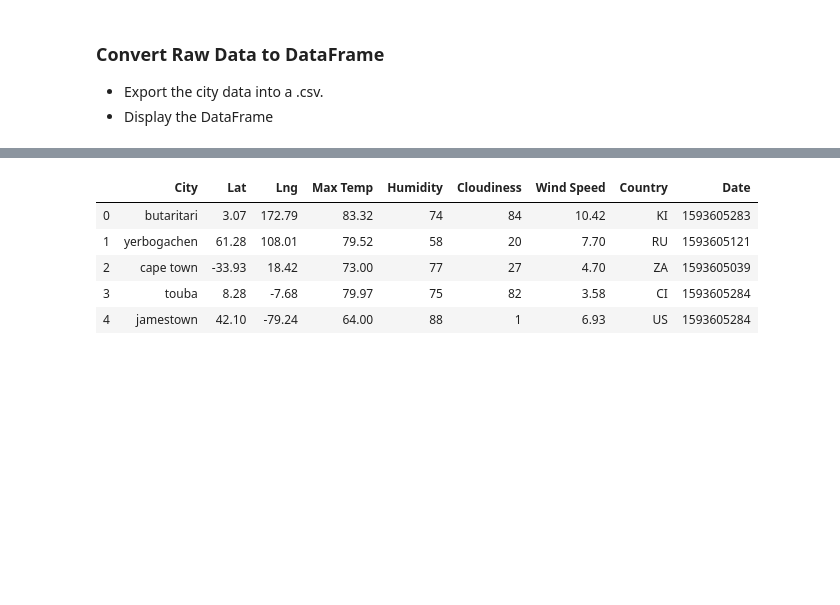
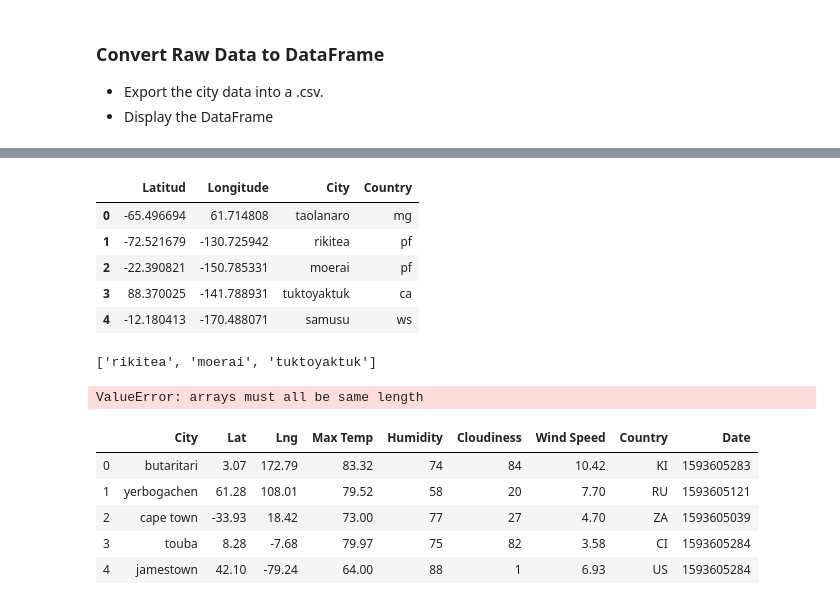
Before and after one commit to Yazz-01/Python_API_challenge, a Jupyter notebook: Weatherpy/weather_main.ipynb, the cells around one changed output, grey strips where cells are left out. Drawn from its saved outputs; the diff is of its cells as text; code cells hidden in the pictures; blank space fills up the shorter version.

```diff
--- a/Weatherpy/weather_main.ipynb
+++ b/Weatherpy/weather_main.ipynb
@@ -248,0 +238,19 @@ Data Retrieval Complete
+# %%
+cities_clean.head()
+# %% [output]
+|  | Latitud | Longitude | City | Country |
+| 0 | -65.496694 | 61.714808 | taolanaro | mg |
+| 1 | -72.521679 | -130.725942 | rikitea | pf |
+| 2 | -22.390821 | -150.785331 | moerai | pf |
+| 3 | 88.370025 | -141.788931 | tuktoyaktuk | ca |
+| 4 | -12.180413 | -170.488071 | samusu | ws |
+# %%
+city_success
+# %% [output]
+['rikitea', 'moerai', 'tuktoyaktuk']
+# %%
+cities_weather_df= pd.DataFrame({"City":city_curr,"Lat":actual_lat,"Lng":actual_long,"Max Temp":maxTemp,
+                                 "Humidity":humidity,"Cloudiness":cloudiness,"Wind Speed":windSpeed,
+                                 "Country":country,"Date":infoDate})
+# %% [output]
+ValueError: arrays must all be same length
```
Also changed, not shown: parts of 12 cells of this notebook, 2 other files.
